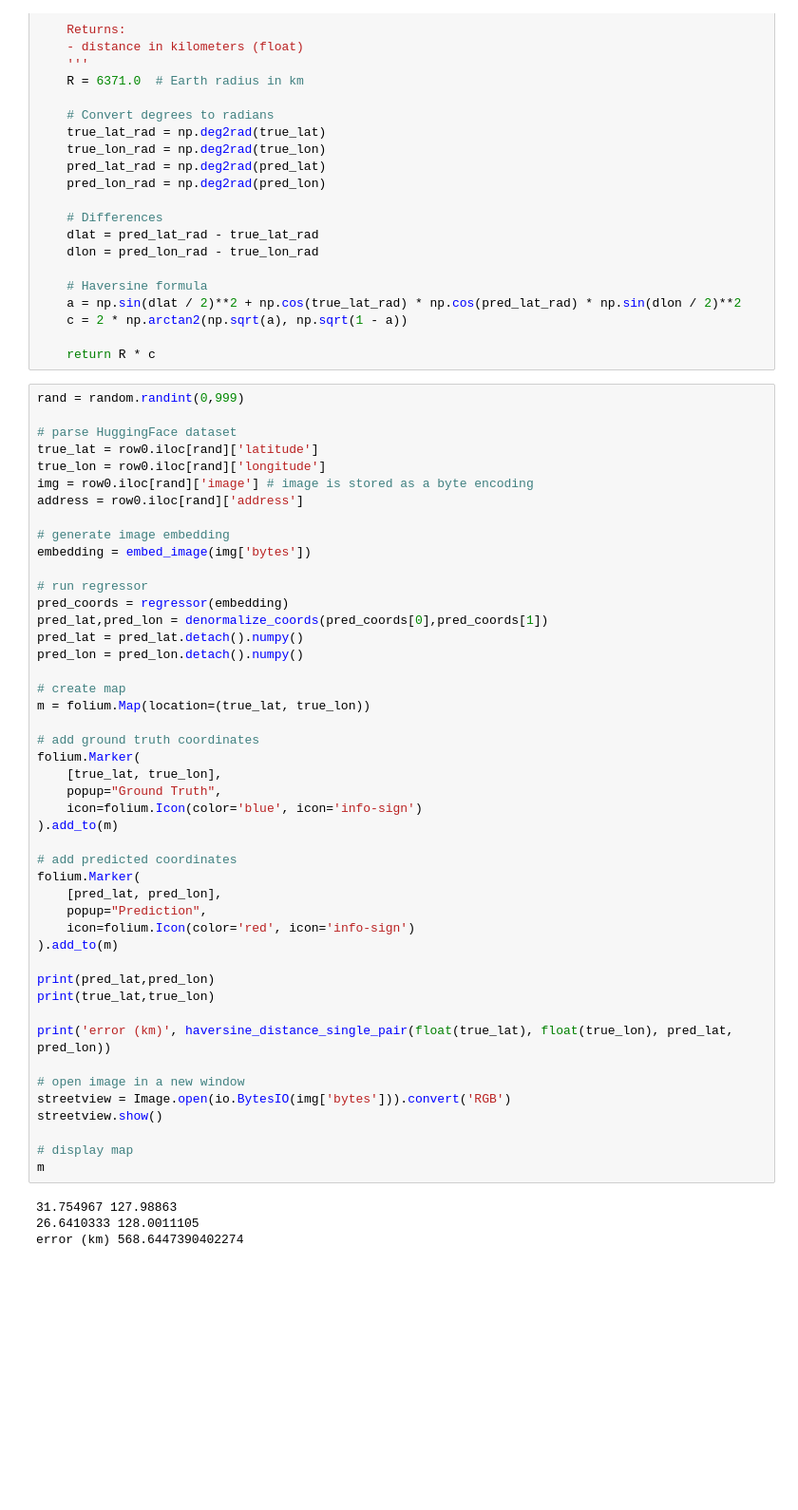
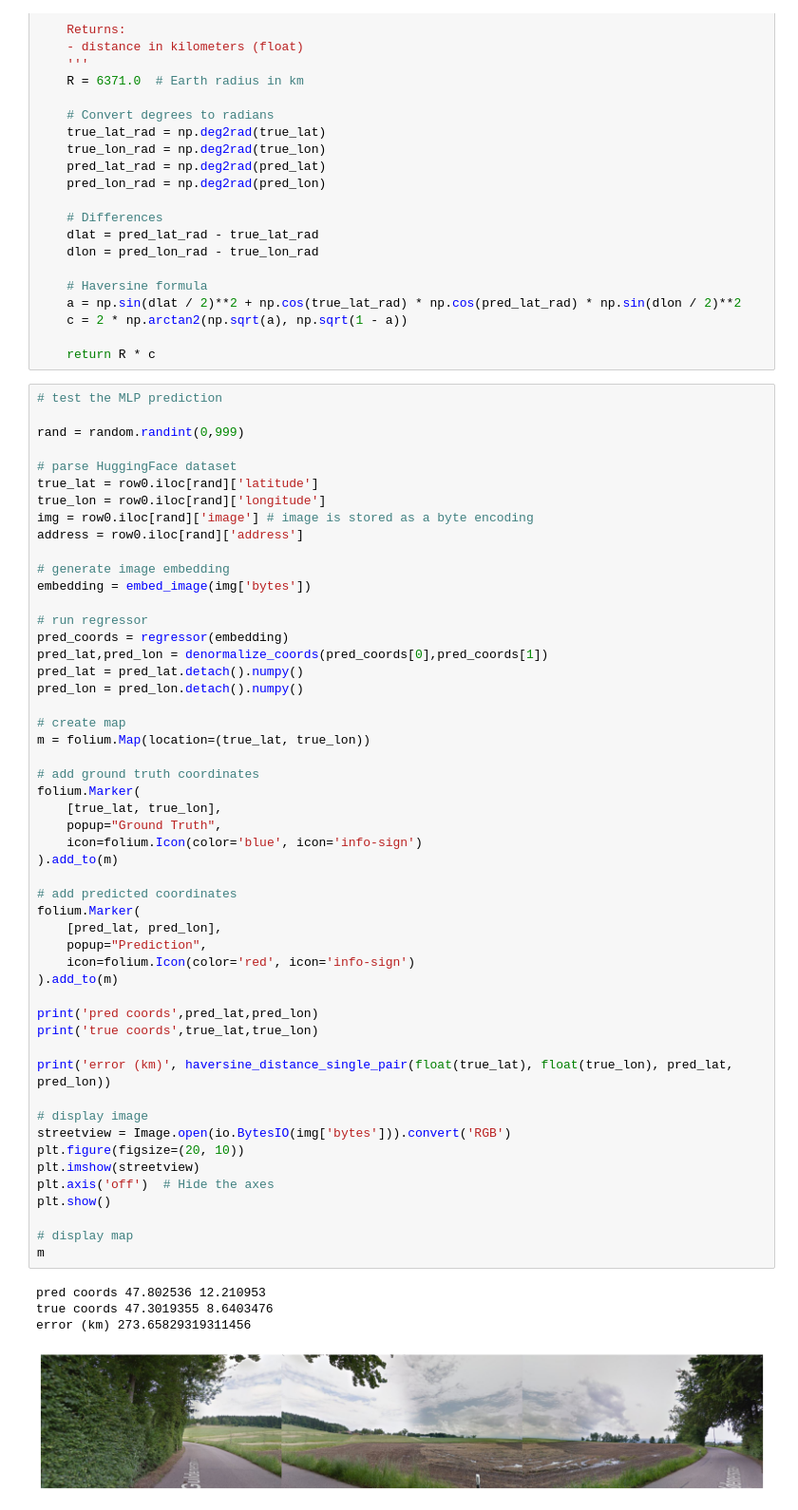
Before and after one commit to max-danenhower/geolocation_bot, a Jupyter notebook: MLP_coord_prediction.ipynb, the cells around one changed output. Shown at 95% size. Cells and saved outputs as stored; diff of their text form; blank space fills up the shorter version.

Commit message:
added image display

```diff
--- a/MLP_coord_prediction.ipynb
+++ b/MLP_coord_prediction.ipynb
@@ -239,6 +240,8 @@ def haversine_distance_single_pair(true_lat, true_lon, pred_lat, pred_lon):
 
     return R * c
 # %%
+# test the MLP prediction
+
 rand = random.randint(0,999)
 
 # parse HuggingFace dataset
@@ -254,40 +257,44 @@ embedding = embed_image(img['bytes'])
 pred_coords = regressor(embedding)
 pred_lat,pred_lon = denormalize_coords(pred_coords[0],pred_coords[1])
 pred_lat = pred_lat.detach().numpy()
 pred_lon = pred_lon.detach().numpy()
 
 # create map
 m = folium.Map(location=(true_lat, true_lon))
 
 # add ground truth coordinates
 folium.Marker(
     [true_lat, true_lon],
     popup="Ground Truth",
     icon=folium.Icon(color='blue', icon='info-sign')
 ).add_to(m)
 
 # add predicted coordinates
 folium.Marker(
     [pred_lat, pred_lon],
     popup="Prediction",
     icon=folium.Icon(color='red', icon='info-sign')
 ).add_to(m)
 
-print(pred_lat,pred_lon)
-print(true_lat,true_lon)
+print('pred coords',pred_lat,pred_lon)
+print('true coords',true_lat,true_lon)
 
 print('error (km)', haversine_distance_single_pair(float(true_lat), float(true_lon), pred_lat, pred_lon))
 
-# open image in a new window
+# display image
 streetview = Image.open(io.BytesIO(img['bytes'])).convert('RGB')
-streetview.show()
+plt.figure(figsize=(20, 10))
+plt.imshow(streetview)
+plt.axis('off')  # Hide the axes
+plt.show()
 
 # display map
 m
 # %% [output]
-31.754967 127.98863
-26.6410333 128.0011105
-error (km) 568.6447390402274
+pred coords 47.802536 12.210953
+true coords 47.3019355 8.6403476
+error (km) 273.65829319311456
+[figure, added]
 [interactive output not drawn]
 # %%
 # test regressor on 10 random images from HuggingFace streetview dataset
```
Also changed, not shown: parts of 2 cells of this notebook, 1 other file.
